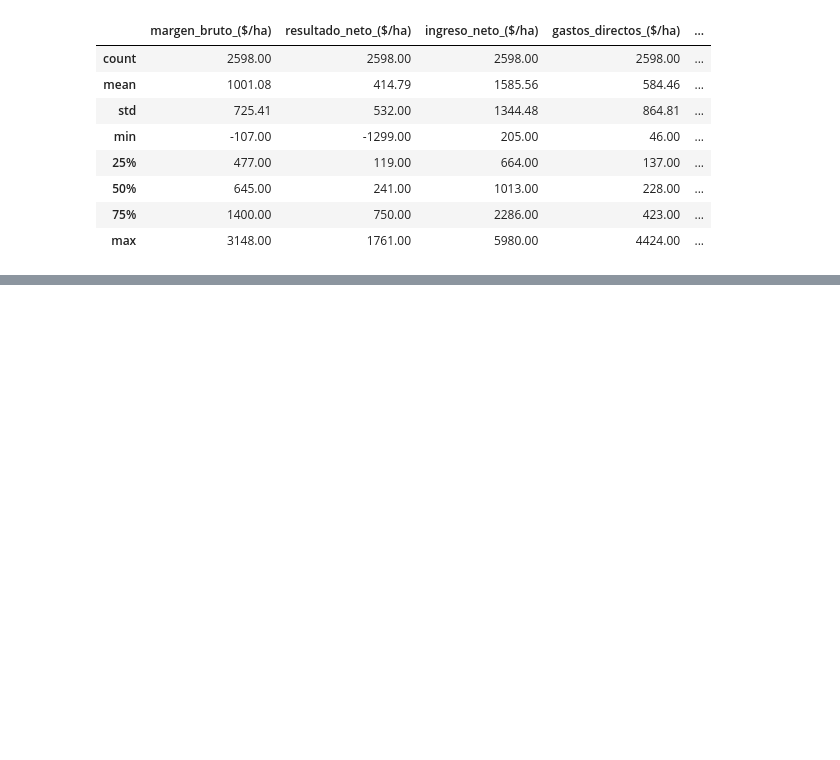
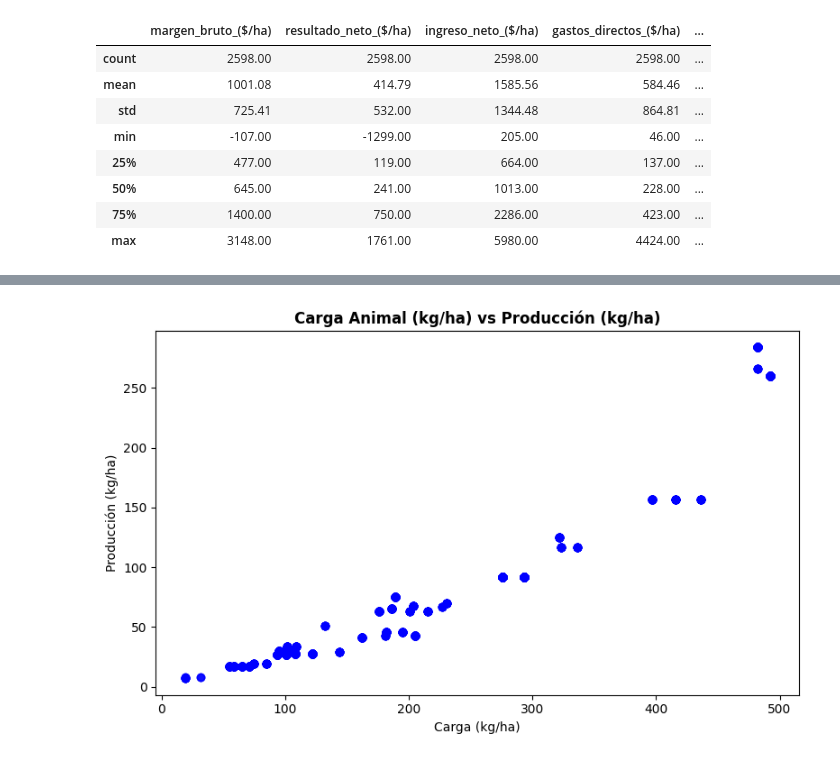
Before and after one commit to bautiunzue/produccion_bovina, a Jupyter notebook: UTN_Final.ipynb, the cells around one changed output, grey strips where cells are left out. Drawn from its saved outputs; the diff is of its cells as text; code cells hidden in the pictures; blank space fills up the shorter version.

```diff
--- a/UTN_Final.ipynb
+++ b/UTN_Final.ipynb
@@ -139,0 +270,23 @@ Filas antes: 2598 | Filas después del filtro lógico: 2166
+# %%
+#Carga Animal (kg/ha) vs. Producción (kg/ha)
+
+plt.figure(figsize=(8, 5))
+
+plt.scatter(
+    df_limpio["carga_(kg/ha)"],
+    df_limpio["producción_(kg/ha)"],
+    alpha=0.5,
+    color="blue",
+)
+plt.title(
+    "Carga Animal (kg/ha) vs Producción (kg/ha)",
+    fontweight="bold",
+    fontsize=12,
+)
+plt.xlabel("Carga (kg/ha)", fontsize=10)
+plt.ylabel("Producción (kg/ha)", fontsize=10)
+plt.tight_layout()
+
+plt.show()
+# %% [output]
+[figure, added]
```
Also changed, not shown: parts of 10 cells of this notebook.
